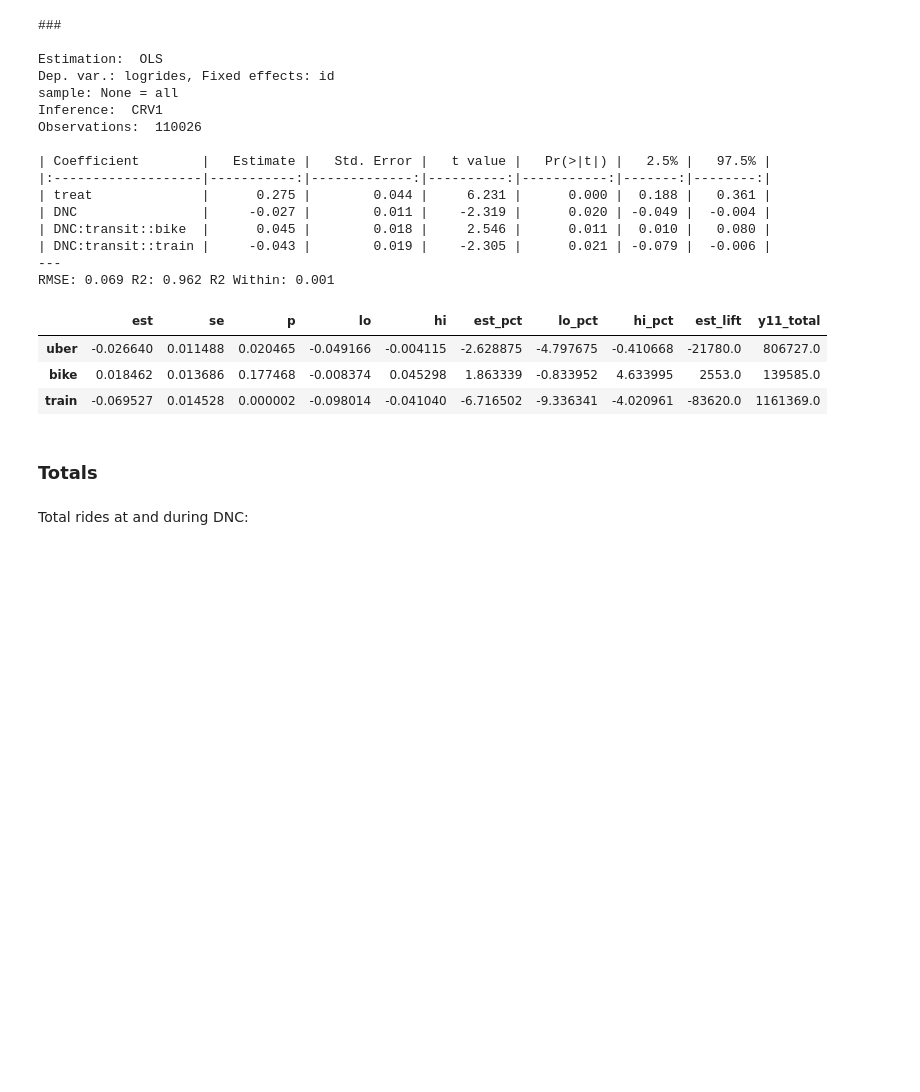
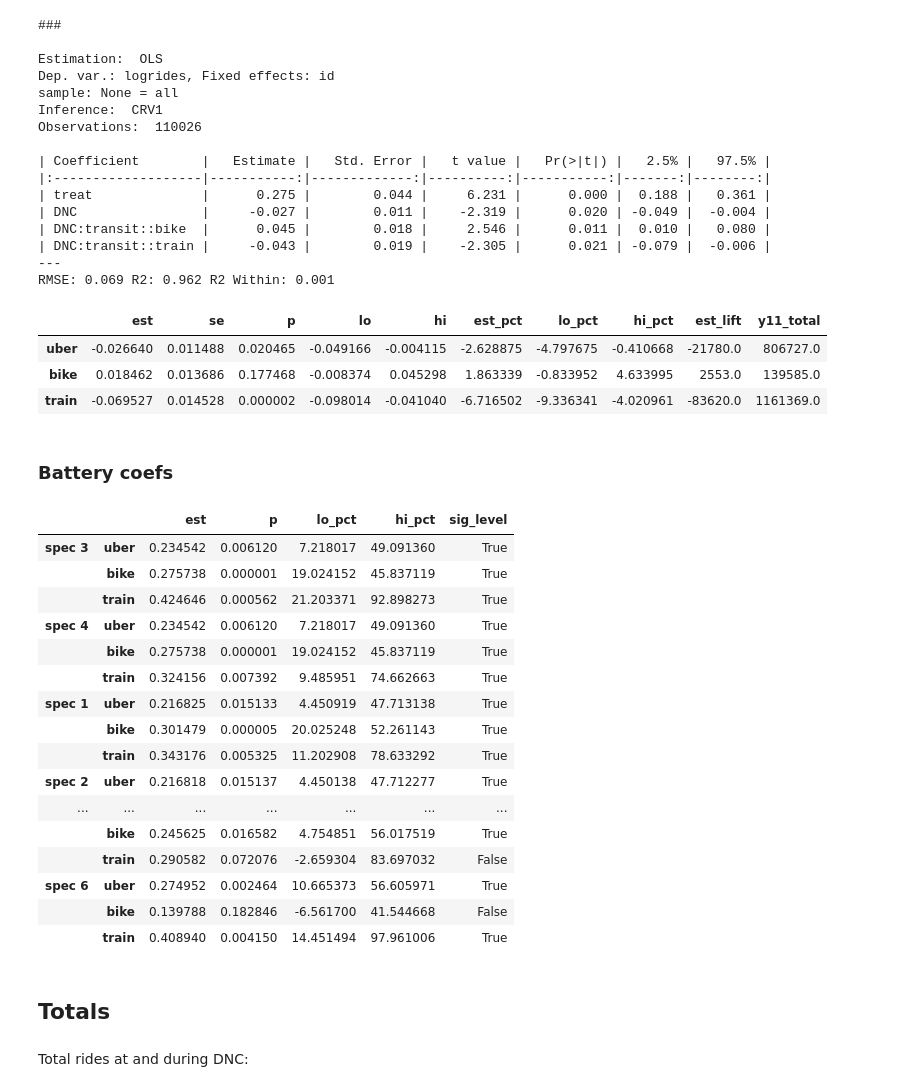
Before and after one commit to eric-mc2/DNCTransit, a Jupyter notebook: pipeline/8-model.ipynb, the cells around one changed output. Drawn from its saved outputs; the diff is of its cells as text; code cells hidden in the pictures; blank space fills up the shorter version.

```diff
--- a/pipeline/8-model.ipynb
+++ b/pipeline/8-model.ipynb
@@ -427,8 +560,38 @@ interpret(model_citywide(pipes([drop_weekends])(panel)), combos, panel, '(UCMP =
 | uber | -0.026640 | 0.011488 | 0.020465 | -0.049166 | -0.004115 | -2.628875 | -4.797675 | -0.410668 | -21780.0 | 806727.0 |
 | bike | 0.018462 | 0.013686 | 0.177468 | -0.008374 | 0.045298 | 1.863339 | -0.833952 | 4.633995 | 2553.0 | 139585.0 |
 | train | -0.069527 | 0.014528 | 0.000002 | -0.098014 | -0.041040 | -6.716502 | -9.336341 | -4.020961 | -83620.0 | 1161369.0 |
+# %% [markdown]
+### Battery coefs
+# %%
+(pd.concat([interpret(spec3_model, combos, panel, 'treat'),
+           interpret(spec4_model, combos, panel, 'treat'),
+           interpret(spec1_model, combos, panel, 'treat'),
+           interpret(spec2_model, combos, panel, 'treat'),
+           interpret(spec5_model, combos, panel, 'treat'),
+           interpret(spec6_model, combos, panel, 'treat')],
+          keys=['spec 3', 'spec 4', 'spec 1', 'spec 2', 'spec 5', 'spec 6'])
+ .filter(['est','p','lo_pct','hi_pct'])
+ .assign(sig_level = lambda x: x['p'] < .05))
+# %% [output]
+|  |  | est | p | lo_pct | hi_pct | sig_level |
+| spec 3 | uber | 0.234542 | 0.006120 | 7.218017 | 49.091360 | True |
+|  | bike | 0.275738 | 0.000001 | 19.024152 | 45.837119 | True |
+|  | train | 0.424646 | 0.000562 | 21.203371 | 92.898273 | True |
+| spec 4 | uber | 0.234542 | 0.006120 | 7.218017 | 49.091360 | True |
+|  | bike | 0.275738 | 0.000001 | 19.024152 | 45.837119 | True |
+|  | train | 0.324156 | 0.007392 | 9.485951 | 74.662663 | True |
+| spec 1 | uber | 0.216825 | 0.015133 | 4.450919 | 47.713138 | True |
+|  | bike | 0.301479 | 0.000005 | 20.025248 | 52.261143 | True |
+|  | train | 0.343176 | 0.005325 | 11.202908 | 78.633292 | True |
+| spec 2 | uber | 0.216818 | 0.015137 | 4.450138 | 47.712277 | True |
+| ... | ... | ... | ... | ... | ... | ... |
+|  | bike | 0.245625 | 0.016582 | 4.754851 | 56.017519 | True |
+|  | train | 0.290582 | 0.072076 | -2.659304 | 83.697032 | False |
+| spec 6 | uber | 0.274952 | 0.002464 | 10.665373 | 56.605971 | True |
+|  | bike | 0.139788 | 0.182846 | -6.561700 | 41.544668 | False |
+|  | train | 0.408940 | 0.004150 | 14.451494 | 97.961006 | True |
 # %% [markdown]
-### Totals
+## Totals
 # %% [markdown]
 Total rides at and during DNC:
 # %%
```
Also changed, not shown: parts of 36 cells of this notebook, 7 other files.
